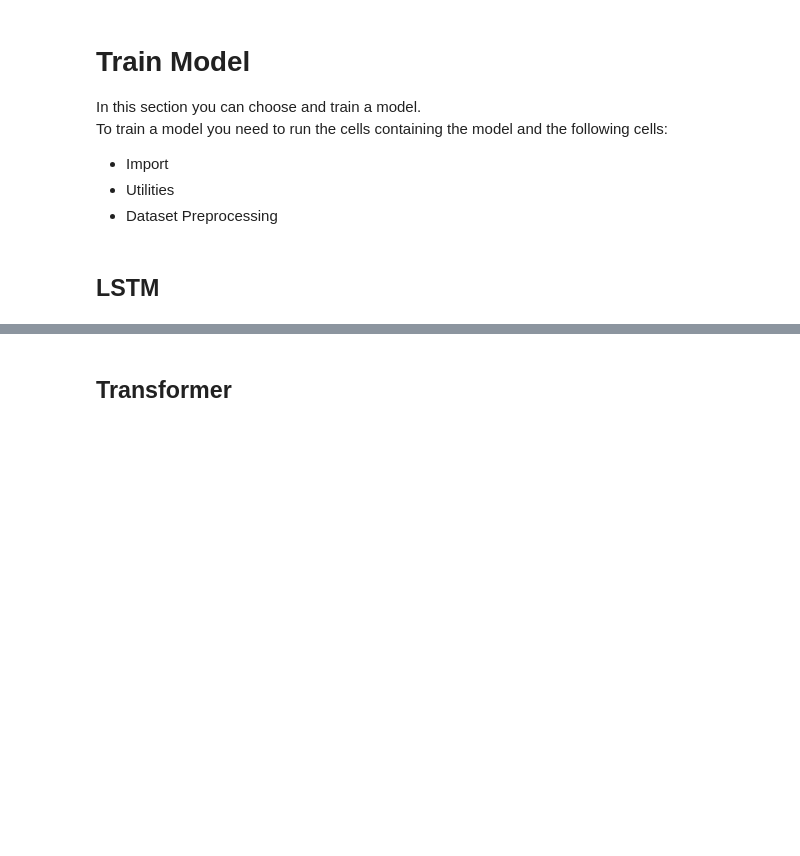
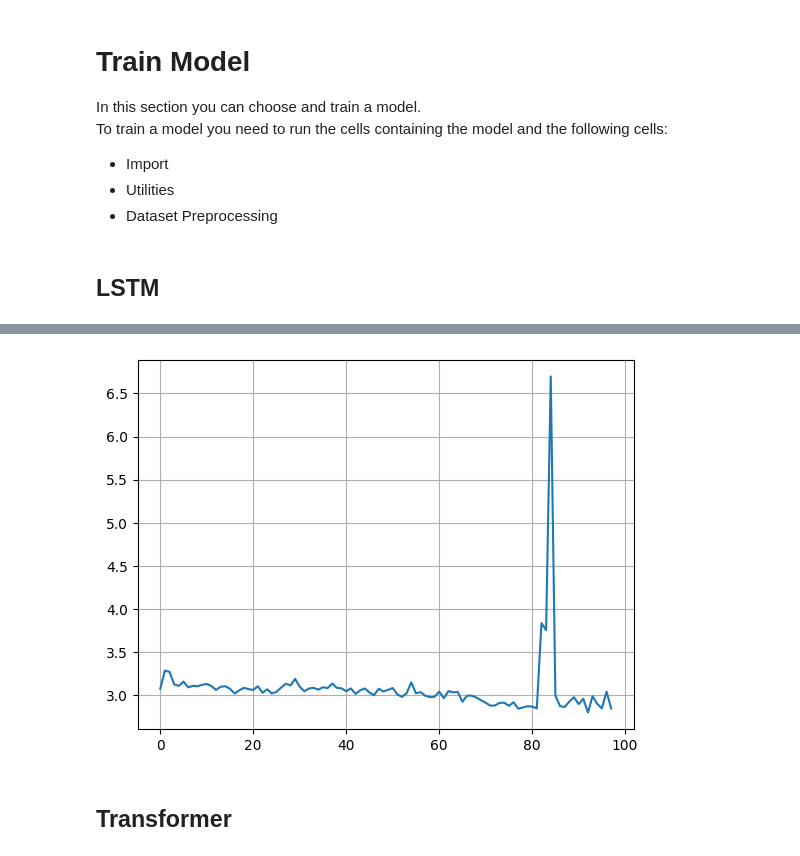
Before and after one commit to FedericoRaschiatore0123/Deep_Learning_project, a Jupyter notebook: DeepLearning_Project.ipynb, the cells around one changed output, grey strips where cells are left out. Saved outputs shown, nothing was run; the diff lists cells and outputs as text; code cells hidden in the pictures; blank space fills up the shorter version.

```diff
--- a/DeepLearning_Project.ipynb
+++ b/DeepLearning_Project.ipynb
@@ -1361,6 +1338,6 @@ max_length = q_train.shape[1]
 max_length_test = q_test.shape[1]
 max_length = max([max_length, max_length_test])
 device = torch.device("cuda" if torch.cuda.is_available() else "cpu")
-acc = []
-losses = []
+acc_lstm = []
+losses_lstm = []
 print(device)
@@ -1376,6 +1376,14 @@ trainer.fit(net, train_loader)
 #Save Model
 model_path = "./model_LSTM.pth"
 torch.save(net.state_dict(), model_path)
+# %%
+# Plot Losses
+lista_losses = [tensor for tensor in losses_lstm]
+plt.plot(lista_losses)
+plt.grid()
+plt.show()
+# %% [output]
+[figure, added]
 # %% [markdown]
 ## **Transformer**
 # %%
```
Also changed, not shown: parts of 25 cells of this notebook.
